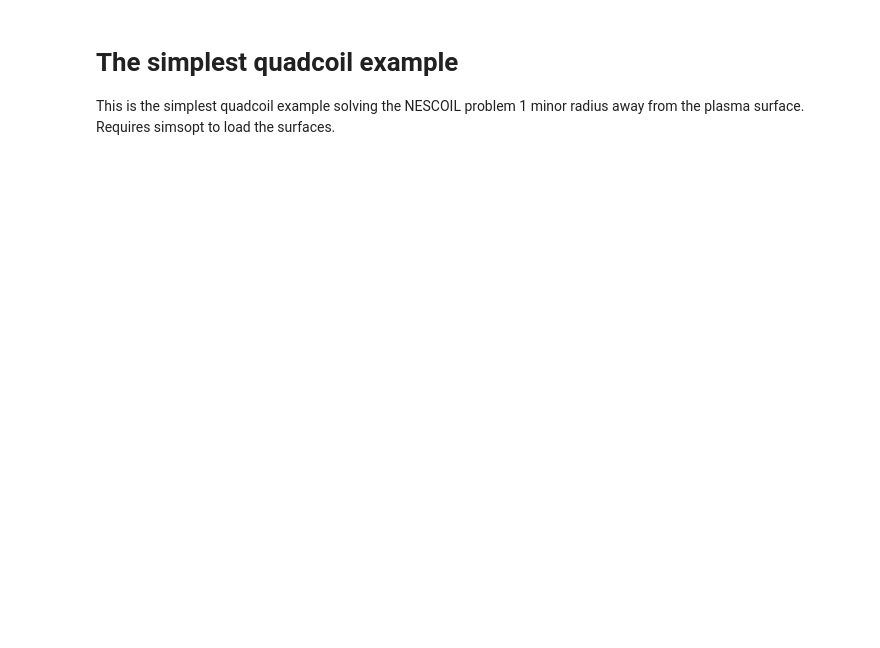
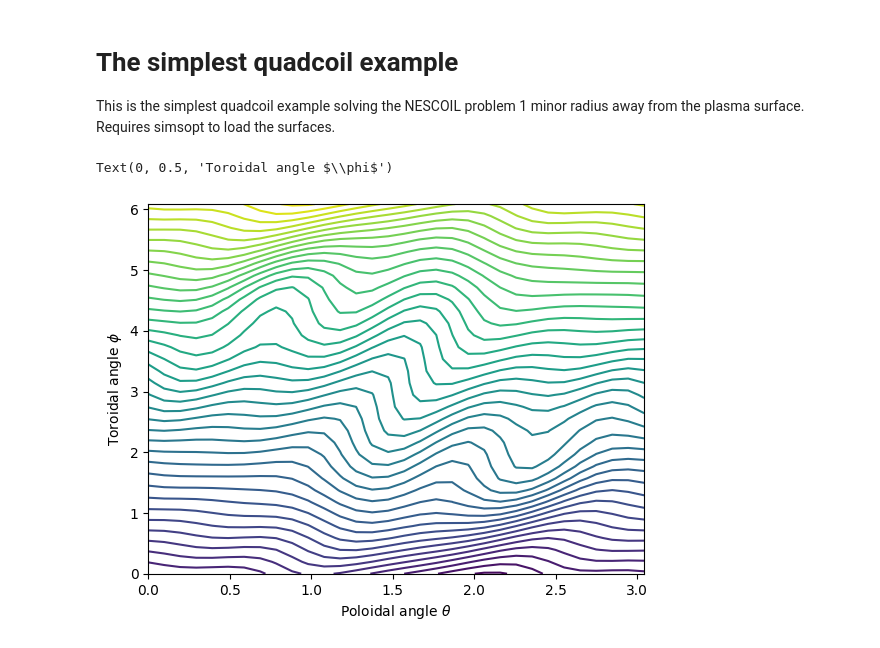
Before and after one commit to lankef/quadcoil, a Jupyter notebook: examples/simple_example.ipynb, the cells around one changed output. Drawn from its saved outputs; the diff is of its cells as text; code cells hidden in the pictures; blank space fills up the shorter version.

```diff
--- a/examples/simple_example.ipynb
+++ b/examples/simple_example.ipynb
@@ -33,11 +33,17 @@ nescoil_out_dict, nescoil_qp, nescoil_phi_mn, _ = quadcoil(
 # %%
 # Plotting the solution
 from quadcoil.objective import Phi_with_net_current
 import matplotlib.pyplot as plt
+import numpy as np
 
 plt.contour(
-    nescoil_qp.quadpoints_phi,
-    nescoil_qp.quadpoints_theta,
+    np.pi*2*nescoil_qp.quadpoints_phi,
+    np.pi*2*nescoil_qp.quadpoints_theta,
     Phi_with_net_current(nescoil_qp, nescoil_phi_mn),
     levels=40
 )
+plt.xlabel(r'Poloidal angle $\theta$')
+plt.ylabel(r'Toroidal angle $\phi$')
+# %% [output]
+Text(0, 0.5, 'Toroidal angle $\\phi$')
+[figure, added]
```
Also changed, not shown: 23 other files.
